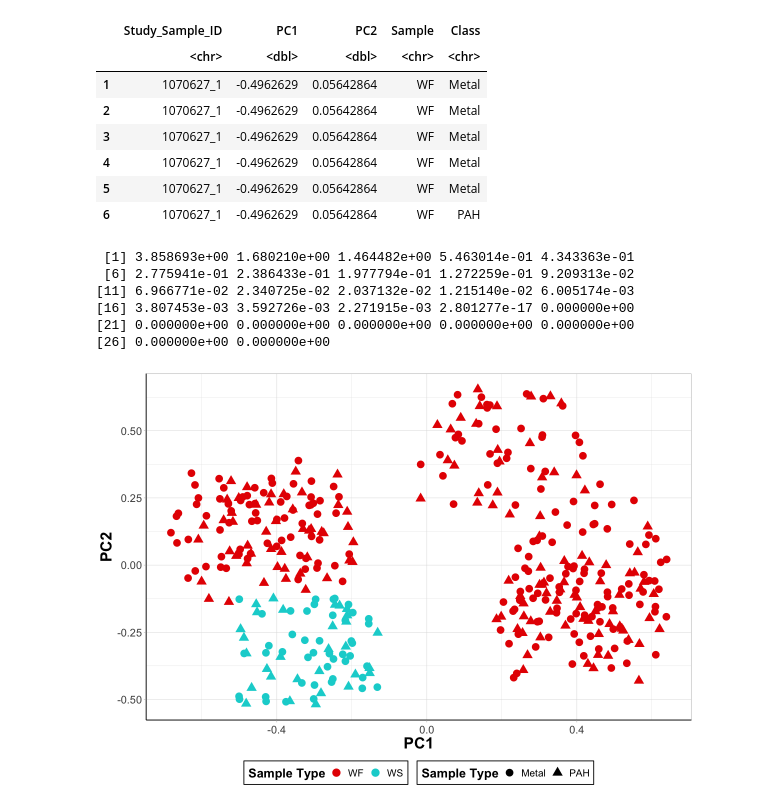
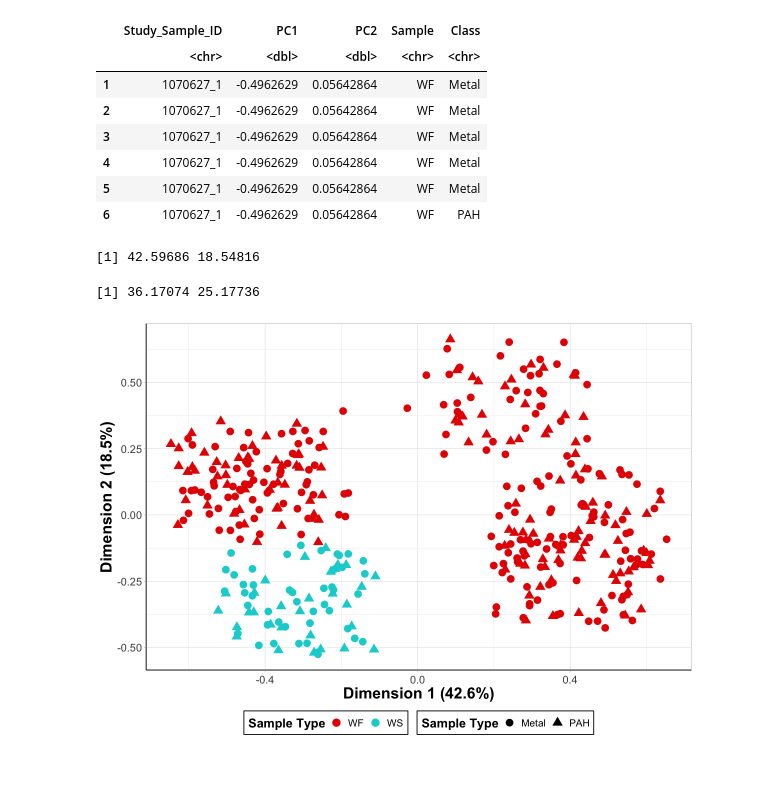
Before and after one commit to UNC-CEMALB/P1015.-Wildfire_Suffcient_Similiarity, a Jupyter notebook: 2. Cluster Analysis/PCoA.ipynb, the cells around one changed output. Drawn from its saved outputs; the diff is of its cells as text; code cells hidden in the pictures; blank space fills up the shorter version.

```diff
--- a/2. Cluster Analysis/PCoA.ipynb
+++ b/2. Cluster Analysis/PCoA.ipynb
@@ -94,7 +102,8 @@ pcoa_weight = pco(bc_weight_df)
 # getting first two dimensions and adding back in meta data
 pcoa_vol_df = data.frame('Study_Sample_ID' = rownames(wide_vol_df), PC1 = pcoa_vol$vectors[,1],
                                   PC2 = pcoa_vol$vectors[,2]) %>%
-    inner_join(vol_df[,c(1,5,7)])
+    inner_join(vol_df[,c(1,5,7)]) %>%
+    left_join(
 pcoa_weight_df = data.frame('Study_Sample_ID' = rownames(wide_weight_df), PC1 = pcoa_weight$vectors[,1],
                                   PC2 = pcoa_weight$vectors[,2]) %>%
     inner_join(weight_df[,c(1,5,7)])
@@ -113,42 +122,51 @@ A data.frame: 6 × 5
 | 5 | 1070627_1 | -0.4962629 | 0.05642864 | WF | Metal |
 | 6 | 1070627_1 | -0.4962629 | 0.05642864 | WF | PAH |
 # %%
-# getting variance????
+# getting variance
+
+# obtaining eigenvalues and making them positive
+eig_vol = pcoa_vol$values
+pos_eig_vol = eig_vol[eig_vol > 0]
+
+eig_weight = pcoa_weight$values
+pos_eig_weight = eig_weight[eig_weight > 0]
+
+# calculating percentage for each eigenvector
+variance_percentage_vol = (pos_eig_vol / sum(pos_eig_vol)) * 100
+variance_percentage_weight = (pos_eig_weight / sum(pos_eig_weight)) * 100
+variance_percentage_vol[1:2]
+variance_percentage_weight[1:2]
 # %% [output]
- [1] 3.858693e+00 1.680210e+00 1.464482e+00 5.463014e-01 4.343363e-01
- [6] 2.775941e-01 2.386433e-01 1.977794e-01 1.272259e-01 9.209313e-02
-[11] 6.966771e-02 2.340725e-02 2.037132e-02 1.215140e-02 6.005174e-03
-[16] 3.807453e-03 3.592726e-03 2.271915e-03 2.801277e-17 0.000000e+00
-[21] 0.000000e+00 0.000000e+00 0.000000e+00 0.000000e+00 0.000000e+00
-[26] 0.000000e+00 0.000000e+00
+[1] 42.59686 18.54816
+[1] 36.17074 25.17736
 # %%
 options(repr.plot.width=10, repr.plot.height=7) #changing size
 vol_pca_figure = ggplot() +
   geom_point(data = pcoa_vol_df, aes(x = PC1, y = PC2, color = Sample, shape = Class),
              size = 4, position = position_jitter(w = 0.2, h = 0.2), alpha = 1) +
   # stat_ellipse(data = pcoa_vol_df, aes(x = PC1, y = PC2, color = Sample)) +
   # geom_text_repel(data = full_eigenvector_df %>%
   #          filter(Metric == 'Volume', PC1 > 5),
   #                 aes(x = PC1, y = PC2, color = Sample, label = SampleID),
   #                 segment.size = 0, size = 5, show.legend = FALSE, nudge_y = 0.3) +
 
   theme_light() +
   theme(axis.text.x = element_text(vjust = 0.5), #rotating x labels/ moving x labels slightly to the left
         axis.line = element_line(colour="black"), #making x and y axes black
         axis.text = element_text(size = 13), #changing size of x axis labels
         legend.title = element_text(face = 'bold', size = 15), #changes legend title
         legend.text = element_text(size = 12), #changes legend text
         legend.position = "bottom",
         legend.background = element_rect(colour = 'black', fill = 'white', linetype = 'solid'),
         axis.title = element_text(face = "bold", size = rel(1.7)), #changes axis titles
         strip.text.x = element_text(size = 18, face = "bold"), #changes size of facet x axis
         strip.text.y = element_text(size = 18, face = "bold")) + #changes size of facet y axis
 
-  labs(#x = 'Dimension 1 (78.9%)', y = 'Dimension 2 (13.4%)', #changing axis labels
+  labs(x = 'Dimension 1 (42.6%)', y = 'Dimension 2 (18.5%)', #changing axis labels
        color = "Sample Type", shape = "Sample Type") + #changing legend title
 
   scale_color_manual(values = c('#e60000', '#00d2d2'))
 
 vol_pca_figure
 # %% [output]
-[figure, old version]
+[figure, new version]
```
Also changed, not shown: parts of 7 cells of this notebook.
